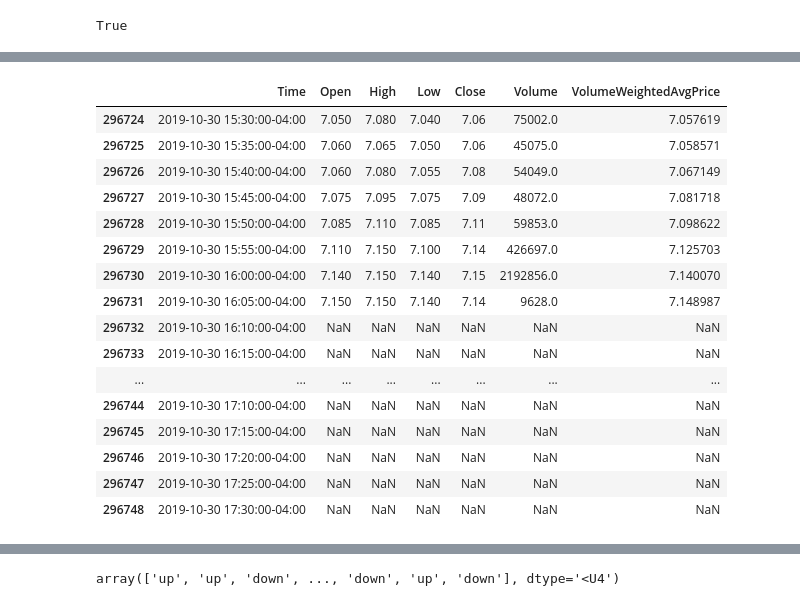
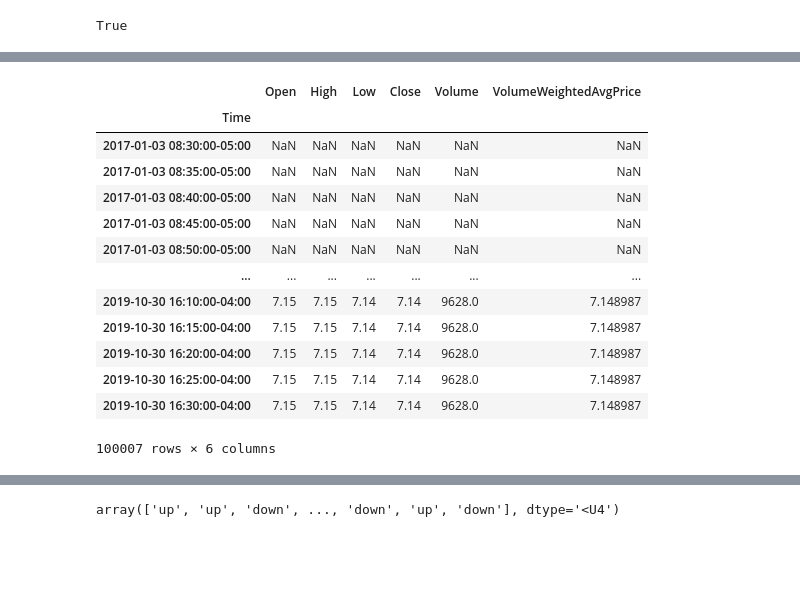
Before and after one commit to Cloblak/aipi540_deeplearning, a Jupyter notebook: 1D_CNN_Attempts/1D_CNN.ipynb, the cells around one changed output, grey strips where cells are left out. Cells and saved outputs as stored; diff of their text form; code cells hidden in the pictures; blank space fills up the shorter version.

```diff
--- a/1D_CNN_Attempts/1D_CNN.ipynb
+++ b/1D_CNN_Attempts/1D_CNN.ipynb
@@ -299,4 +299,4 @@ True
 # %%
 dateTime_index_df = pd.DataFrame()
 dateTime_index_df["Time"] = dateTime_index
-final_train = pd.merge_asof(dateTime_index_df, train_filtered, on='Time', direction='forward')
+final_train = pd.merge_asof(dateTime_index_df, train_filtered, on='Time', direction='backward').set_index("Time").between_time('08:29','16:30')
@@ -313,20 +303,17 @@ train_filtered[0:5]
 # %%
-final_train.tail(25)
+final_train
 # %% [output]
-|  | Time | Open | High | Low | Close | Volume | VolumeWeightedAvgPrice |
-| 296724 | 2019-10-30 15:30:00-04:00 | 7.050 | 7.080 | 7.040 | 7.06 | 75002.0 | 7.057619 |
-| 296725 | 2019-10-30 15:35:00-04:00 | 7.060 | 7.065 | 7.050 | 7.06 | 45075.0 | 7.058571 |
-| 296726 | 2019-10-30 15:40:00-04:00 | 7.060 | 7.080 | 7.055 | 7.08 | 54049.0 | 7.067149 |
-| 296727 | 2019-10-30 15:45:00-04:00 | 7.075 | 7.095 | 7.075 | 7.09 | 48072.0 | 7.081718 |
-| 296728 | 2019-10-30 15:50:00-04:00 | 7.085 | 7.110 | 7.085 | 7.11 | 59853.0 | 7.098622 |
-| 296729 | 2019-10-30 15:55:00-04:00 | 7.110 | 7.150 | 7.100 | 7.14 | 426697.0 | 7.125703 |
-| 296730 | 2019-10-30 16:00:00-04:00 | 7.140 | 7.150 | 7.140 | 7.15 | 2192856.0 | 7.140070 |
-| 296731 | 2019-10-30 16:05:00-04:00 | 7.150 | 7.150 | 7.140 | 7.14 | 9628.0 | 7.148987 |
-| 296732 | 2019-10-30 16:10:00-04:00 | NaN | NaN | NaN | NaN | NaN | NaN |
-| 296733 | 2019-10-30 16:15:00-04:00 | NaN | NaN | NaN | NaN | NaN | NaN |
-| ... | ... | ... | ... | ... | ... | ... | ... |
-| 296744 | 2019-10-30 17:10:00-04:00 | NaN | NaN | NaN | NaN | NaN | NaN |
-| 296745 | 2019-10-30 17:15:00-04:00 | NaN | NaN | NaN | NaN | NaN | NaN |
-| 296746 | 2019-10-30 17:20:00-04:00 | NaN | NaN | NaN | NaN | NaN | NaN |
-| 296747 | 2019-10-30 17:25:00-04:00 | NaN | NaN | NaN | NaN | NaN | NaN |
-| 296748 | 2019-10-30 17:30:00-04:00 | NaN | NaN | NaN | NaN | NaN | NaN |
+|  | Open | High | Low | Close | Volume | VolumeWeightedAvgPrice |
+| Time |  |  |  |  |  |  |
+| 2017-01-03 08:30:00-05:00 | NaN | NaN | NaN | NaN | NaN | NaN |
+| 2017-01-03 08:35:00-05:00 | NaN | NaN | NaN | NaN | NaN | NaN |
+| 2017-01-03 08:40:00-05:00 | NaN | NaN | NaN | NaN | NaN | NaN |
+| 2017-01-03 08:45:00-05:00 | NaN | NaN | NaN | NaN | NaN | NaN |
+| 2017-01-03 08:50:00-05:00 | NaN | NaN | NaN | NaN | NaN | NaN |
+| ... | ... | ... | ... | ... | ... | ... |
+| 2019-10-30 16:10:00-04:00 | 7.15 | 7.15 | 7.14 | 7.14 | 9628.0 | 7.148987 |
+| 2019-10-30 16:15:00-04:00 | 7.15 | 7.15 | 7.14 | 7.14 | 9628.0 | 7.148987 |
+| 2019-10-30 16:20:00-04:00 | 7.15 | 7.15 | 7.14 | 7.14 | 9628.0 | 7.148987 |
+| 2019-10-30 16:25:00-04:00 | 7.15 | 7.15 | 7.14 | 7.14 | 9628.0 | 7.148987 |
+| 2019-10-30 16:30:00-04:00 | 7.15 | 7.15 | 7.14 | 7.14 | 9628.0 | 7.148987 |
+100007 rows × 6 columns
```
Also changed, not shown: parts of 4 cells of this notebook.
